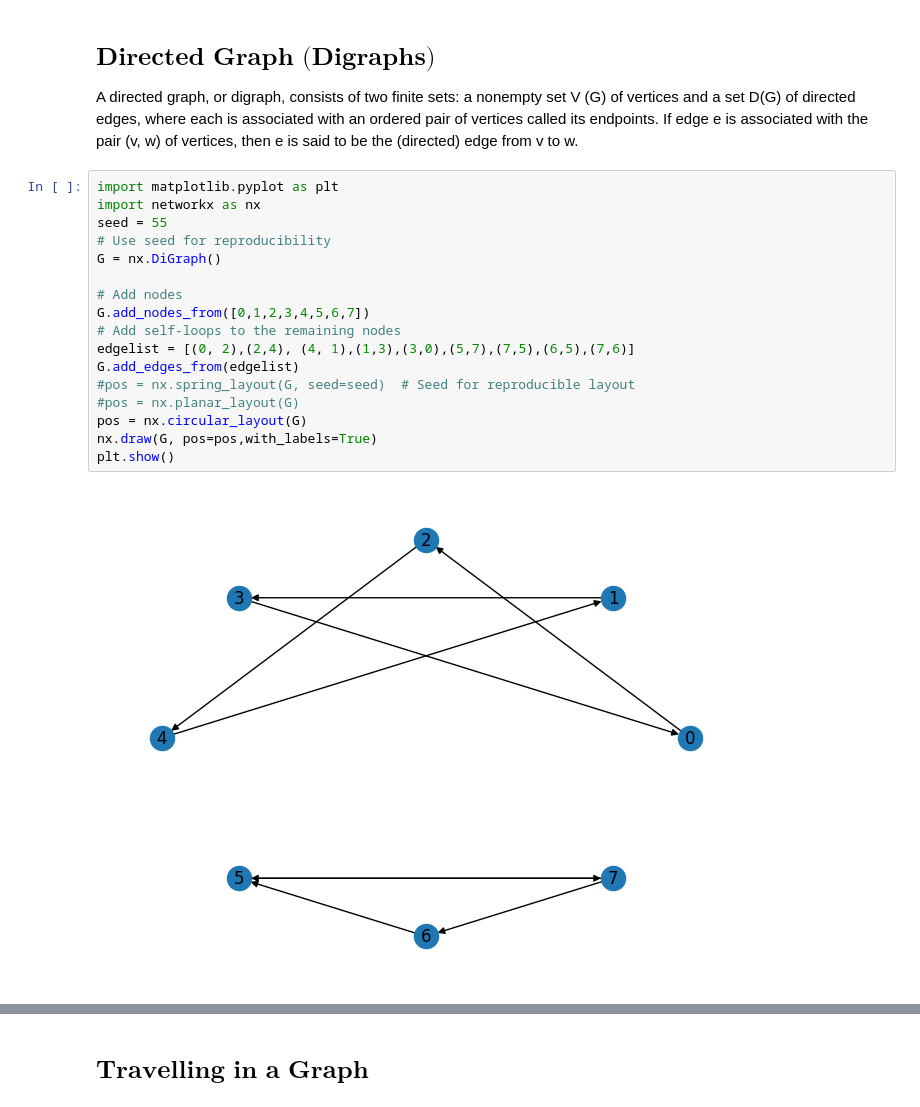
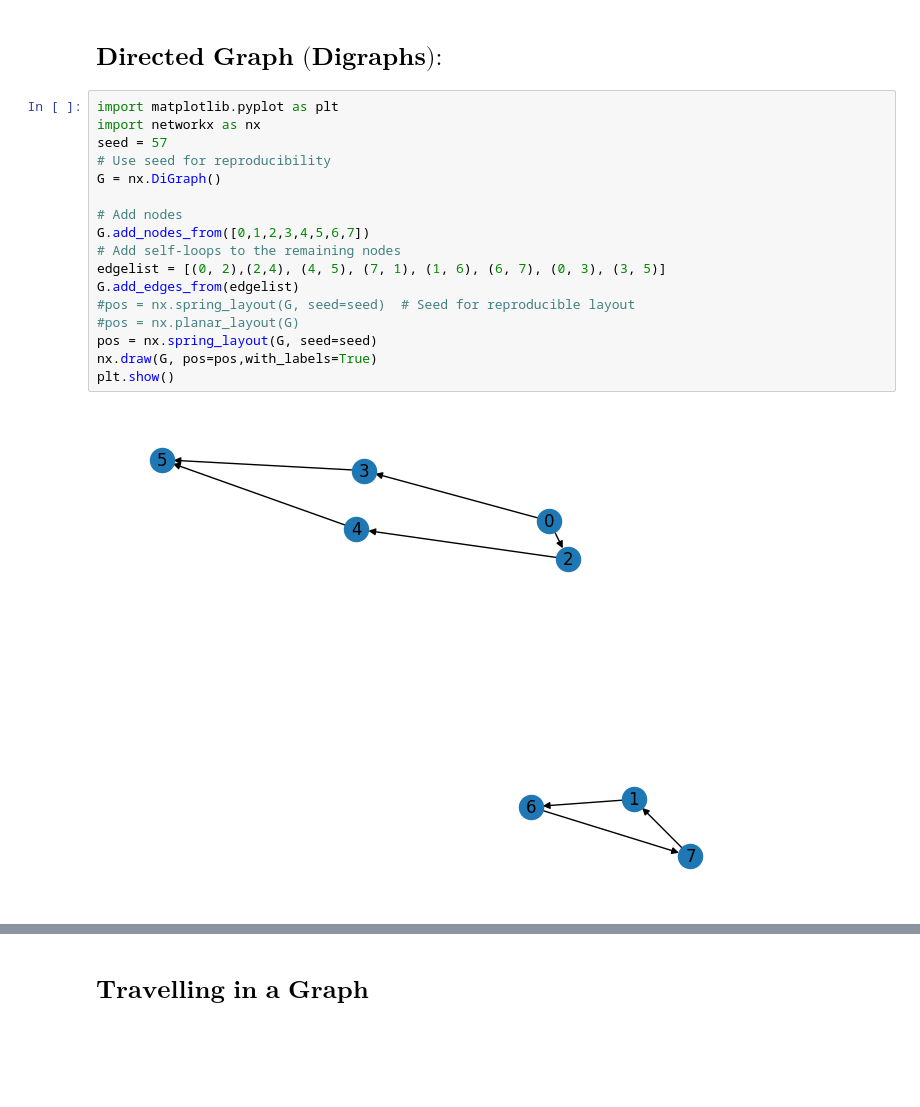
Before and after one commit to Whos-Andrei-Go/Discrete_Math_2, a Jupyter notebook: Programming_Assignments/Lecture_3_Answers.ipynb, the cells around one changed output, grey strips where cells are left out. Cells and saved outputs as stored; diff of their text form; blank space fills up the shorter version.

```diff
--- a/Programming_Assignments/Lecture_3_Answers.ipynb
+++ b/Programming_Assignments/Lecture_3_Answers.ipynb
@@ -117,24 +21,22 @@ plt.show()
 # %% [markdown]
-$\textbf{Directed Graph (Digraphs)}$
--
-
-A directed graph, or digraph, consists of two finite sets: a nonempty set V (G) of vertices and a set D(G) of directed edges, where each is associated with an ordered pair of vertices called its endpoints. If edge e is associated with the pair (v, w) of vertices, then e is said to be the (directed) edge from v to w.
+$\textbf{Directed Graph (Digraphs):}$
+---
 # %%
 import matplotlib.pyplot as plt
 import networkx as nx
-seed = 55
+seed = 57
 # Use seed for reproducibility
 G = nx.DiGraph()
 
 # Add nodes
 G.add_nodes_from([0,1,2,3,4,5,6,7])
 # Add self-loops to the remaining nodes
-edgelist = [(0, 2),(2,4), (4, 1),(1,3),(3,0),(5,7),(7,5),(6,5),(7,6)]
+edgelist = [(0, 2),(2,4), (4, 5), (7, 1), (1, 6), (6, 7), (0, 3), (3, 5)]
 G.add_edges_from(edgelist)
 #pos = nx.spring_layout(G, seed=seed)  # Seed for reproducible layout
 #pos = nx.planar_layout(G)
-pos = nx.circular_layout(G)
+pos = nx.spring_layout(G, seed=seed)
 nx.draw(G, pos=pos,with_labels=True)
 plt.show()
 # %% [output]
-[figure, old version]
+[figure, new version]
```
Also changed, not shown: parts of 45 cells of this notebook.
